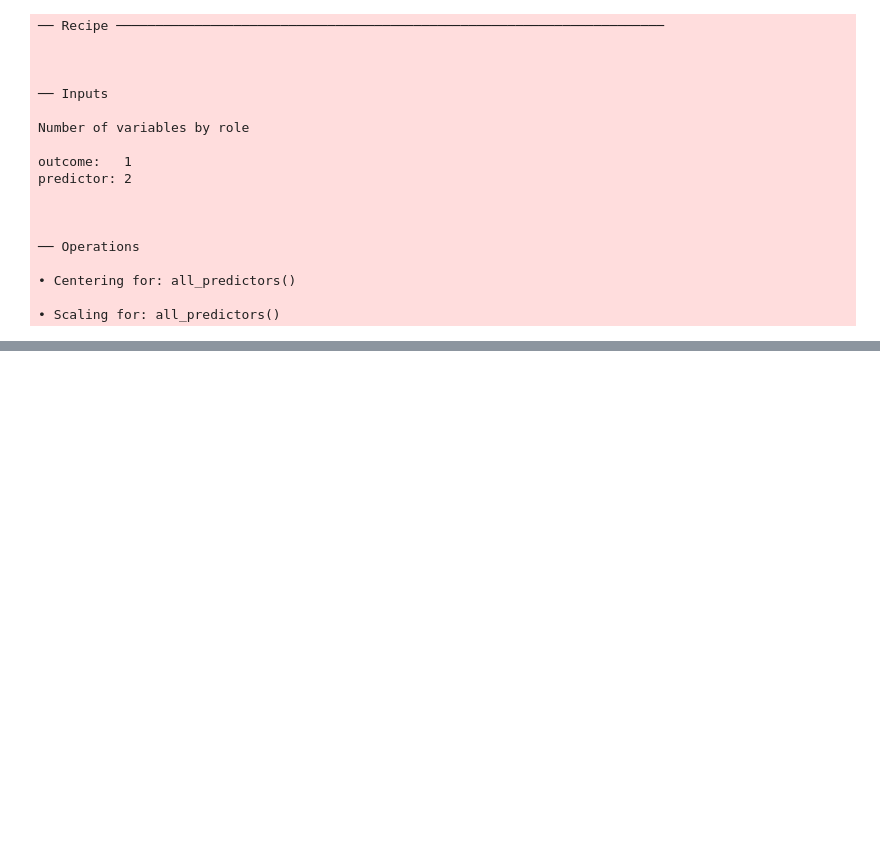
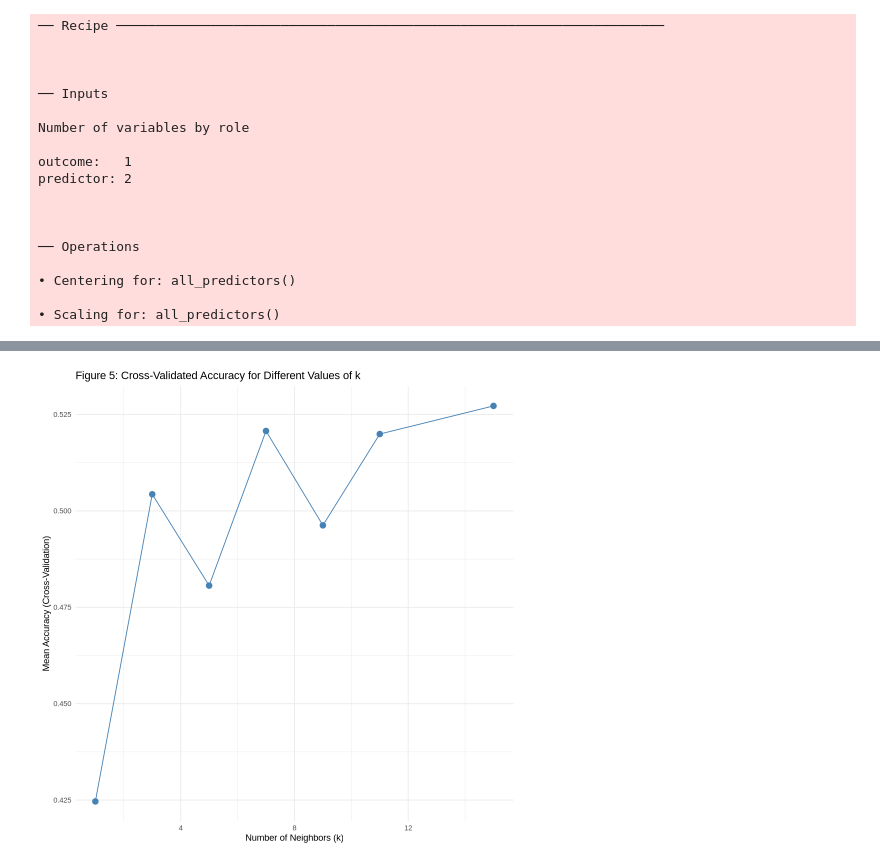
Before and after one commit to gaida123/dsci-100-008-group-6, a Jupyter notebook: DSCI 100 Group Project Methods & Results.ipynb, the cells around one changed output, grey strips where cells are left out. Saved outputs shown, nothing was run; the diff lists cells and outputs as text; code cells hidden in the pictures; blank space fills up the shorter version.

Commit message:
KNN and visualization of result

```diff
--- a/DSCI 100 Group Project Methods & Results.ipynb
+++ b/DSCI 100 Group Project Methods & Results.ipynb
@@ -318,7 +319,7 @@ predictor: 2
 
 • Scaling for: all_predictors()
 # %%
-knn_spec <- nearest_neighbor(weight_func = "rectangular", neighbors   = 5) |>
+knn_spec <- nearest_neighbor(weight_func = "rectangular", neighbors = tune()) |>
   set_engine("kknn") |>
   set_mode("classification")
 
@@ -352,5 +358,3 @@ Best k: 5
 # %%
-test_preds <- predict(exp_fit, new_data = test_data)
-
-test_results <- test_data |>
-  bind_cols(test_preds)
+set.seed(123)
+knn_folds <- vfold_cv(train_data, v = 5, strata = experienced_binary)
@@ -357,4 +366,8 @@ test_results <- test_data |>
 # %%
-overall_accuracy <- mean(test_results$experienced_binary == test_results$.pred_class)
-overall_accuracy
+set.seed(123)
+k_grid <- tibble(neighbors = c(1, 3, 5, 7, 9, 11, 15))
+knn_tuned <- tune_grid(exp_workflow, resamples = knn_folds, grid = k_grid, metrics = metric_set(accuracy))
+best_k <- knn_tuned |>
+  select_best(metric = "accuracy")
+best_k
 # %% [output]
@@ -379,0 +446,17 @@ A tibble: 2 × 4
+# %%
+library(ggplot2)
+library(dplyr)
+
+# Collect metrics from tuning results
+tuning_results <- knn_tuned |>
+  collect_metrics()
+
+# Plot accuracy as a function of k
+accuracy_plot <- ggplot(tuning_results, aes(x = neighbors, y = mean)) +
+  geom_point(size = 3, color = "steelblue") +
+  geom_line(color = "steelblue") +
+  labs(title = "Figure 5: Cross-Validated Accuracy for Different Values of k", x = "Number of Neighbors (k)", y = "Mean Accuracy (Cross-Validation)") +
+  theme_minimal()
+accuracy_plot
+# %% [output]
+[figure, added]
```
Also changed, not shown: parts of 17 cells of this notebook.
